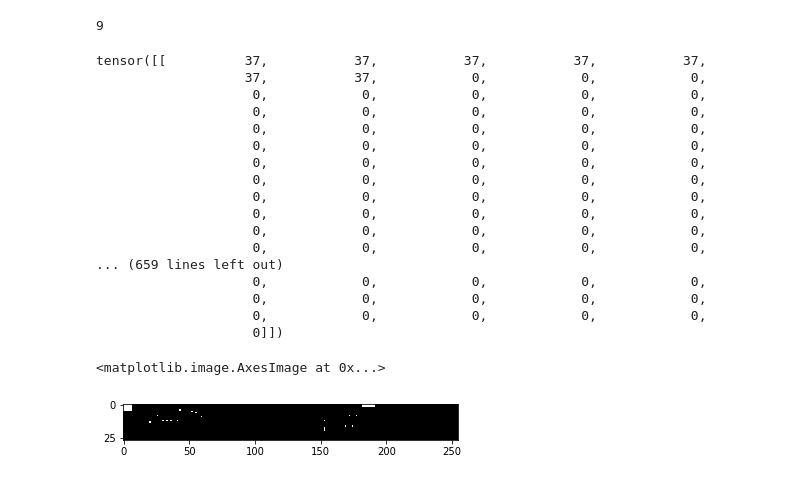
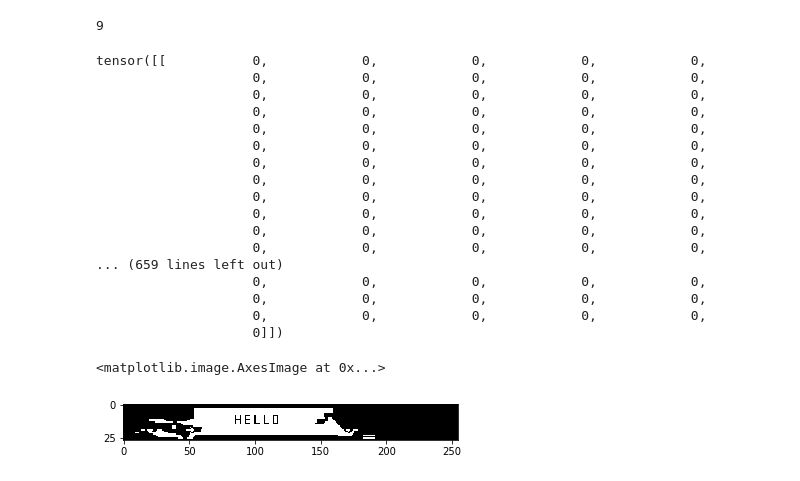
Before and after one commit to Jaeger87/Super-Mario-Deep-Maker-2, a Jupyter notebook: SuperMarioDeepMaker2.ipynb, the cells around one changed output. Cells and saved outputs as stored; diff of their text form; code cells hidden in the pictures.

```diff
--- a/SuperMarioDeepMaker2.ipynb
+++ b/SuperMarioDeepMaker2.ipynb
@@ -732,12 +776,12 @@ for levelName in tqdm(levelsDownloaded):
 levelsError
 # %%
 testM = MarioMaker2File(leveldata)
-asd = testM.mainLevelArea.toPytorchMatrix()[0]
+asd = testM.mainLevelArea.toPytorchMatrix()[1]
 torch.set_printoptions(edgeitems=60)
 asd
 # %% [output]
-tensor([[          37,           37,           37,           37,           37,
-                   37,           37,            0,            0,            0,
+tensor([[           0,            0,            0,            0,            0,
+                    0,            0,            0,            0,            0,
                     0,            0,            0,            0,            0,
                     0,            0,            0,            0,            0,
                     0,            0,            0,            0,            0,
@@ -754,7 +798,7 @@ tensor([[          37,           37,           37,           37,           37,
                     0,            0,            0,            0,            0,
                     0]])
 # %%
-plt.imshow(asd, cmap='gray', vmin=0, vmax=1)
+plt.imshow(torch.flip(asd, [-2]), cmap='gray', vmin=0, vmax=1)
 # %% [output]
 <matplotlib.image.AxesImage at 0x...>
-[figure, old version]
+[figure, new version]
```
Also changed, not shown: parts of 4 cells of this notebook.
